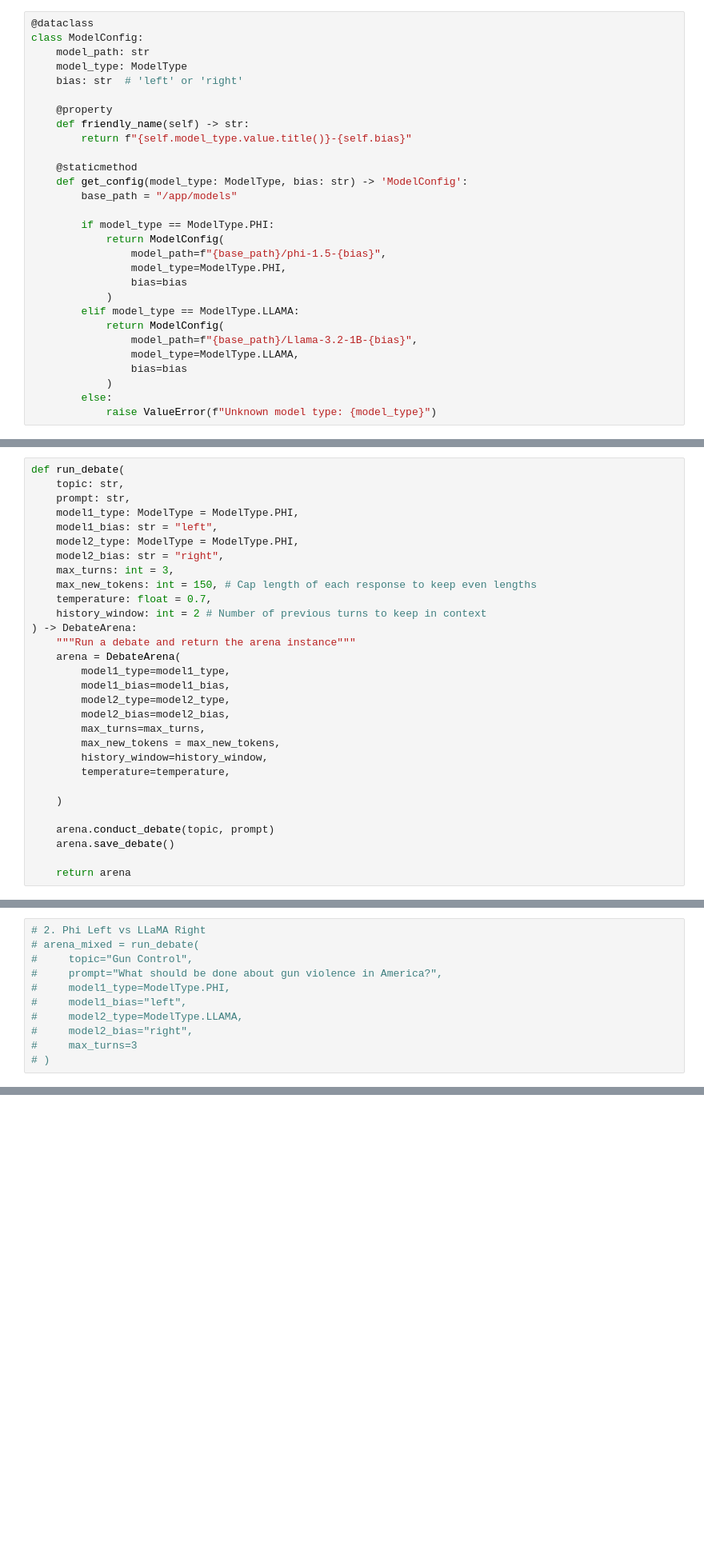
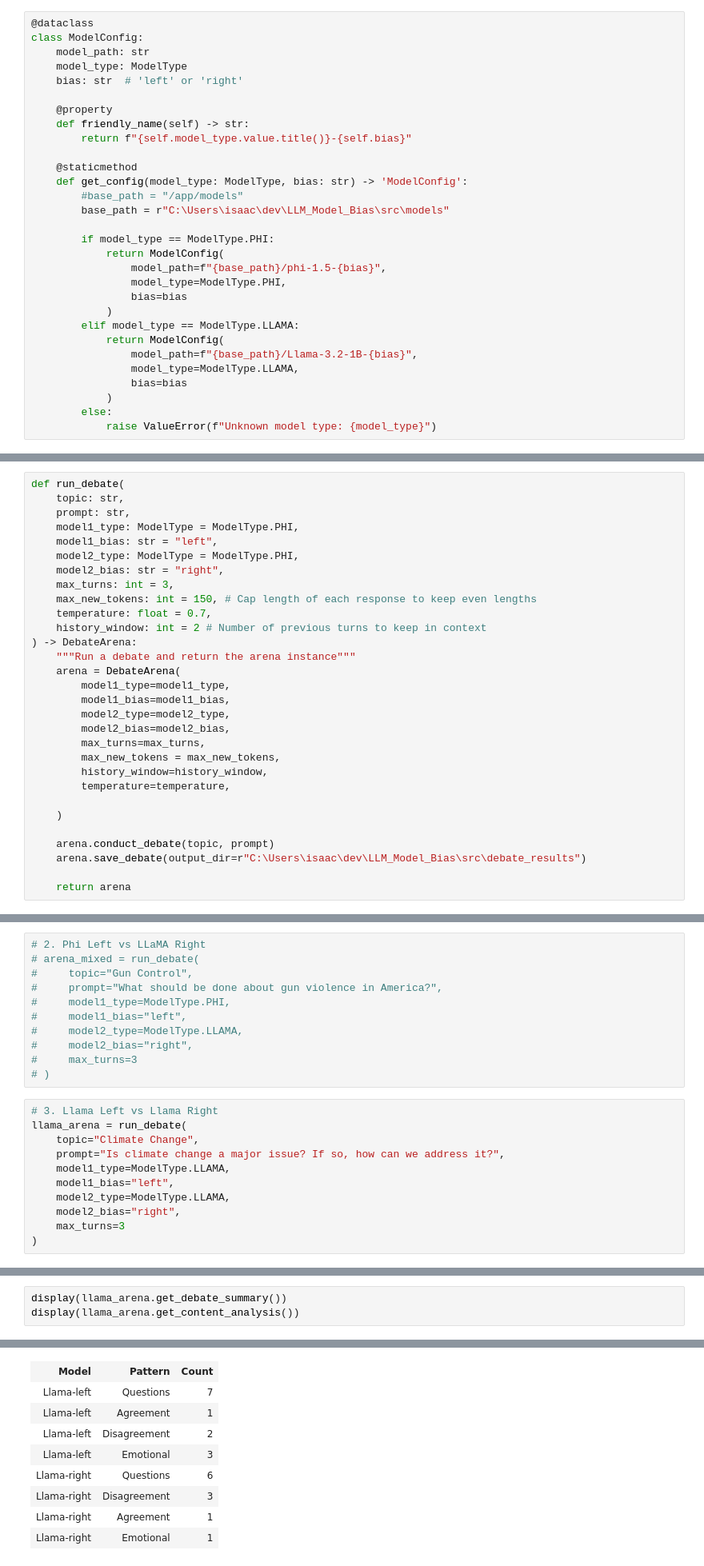
Before and after one commit to isaac-berlin/LLM_Model_Bias, a Jupyter notebook: src/debate_arena.ipynb, the cells around one changed output, grey strips where cells are left out. Shown: that part at 80% size. Cells and saved outputs as stored; diff of their text form; blank space fills up the shorter version.

Commit message:
changed a few paths to work locally

```diff
--- a/src/debate_arena.ipynb
+++ b/src/debate_arena.ipynb
@@ -29,7 +29,8 @@ class ModelConfig:
 
     @staticmethod
     def get_config(model_type: ModelType, bias: str) -> 'ModelConfig':
-        base_path = "/app/models"
+        #base_path = "/app/models"
+        base_path = r"C:\Users\isaac\dev\LLM_Model_Bias\src\models"
 
         if model_type == ModelType.PHI:
             return ModelConfig(
@@ -417,7 +418,7 @@ def run_debate(
     )
 
     arena.conduct_debate(topic, prompt)
-    arena.save_debate()
+    arena.save_debate(output_dir=r"C:\Users\isaac\dev\LLM_Model_Bias\src\debate_results")
 
     return arena
 # %%
@@ -480,3 +481,14 @@ Content Analysis
 #     model2_bias="right",
 #     max_turns=3
 # )
+# %%
+# 3. Llama Left vs Llama Right
+llama_arena = run_debate(
+    topic="Climate Change",
+    prompt="Is climate change a major issue? If so, how can we address it?",
+    model1_type=ModelType.LLAMA,
+    model1_bias="left",
+    model2_type=ModelType.LLAMA,
+    model2_bias="right",
+    max_turns=3
+)
@@ -482,0 +513,4 @@ Content Analysis
+# %%
+display(llama_arena.get_debate_summary())
+display(llama_arena.get_content_analysis())
+# %% [output]
@@ -482,0 +529,9 @@ Content Analysis
+| Model | Pattern | Count |
+| Llama-left | Questions | 7 |
+| Llama-left | Agreement | 1 |
+| Llama-left | Disagreement | 2 |
+| Llama-left | Emotional | 3 |
+| Llama-right | Questions | 6 |
+| Llama-right | Disagreement | 3 |
+| Llama-right | Agreement | 1 |
+| Llama-right | Emotional | 1 |
```
Also changed, not shown: parts of 2 cells of this notebook.
